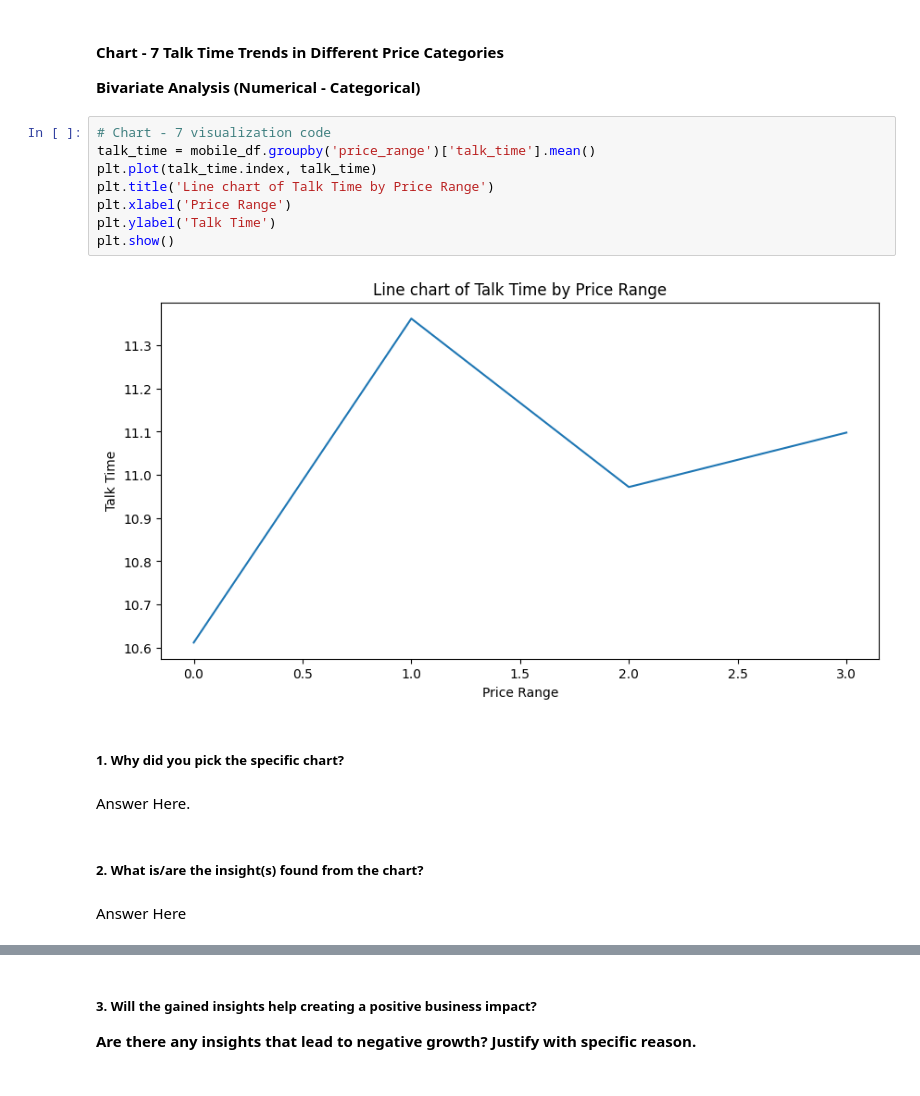
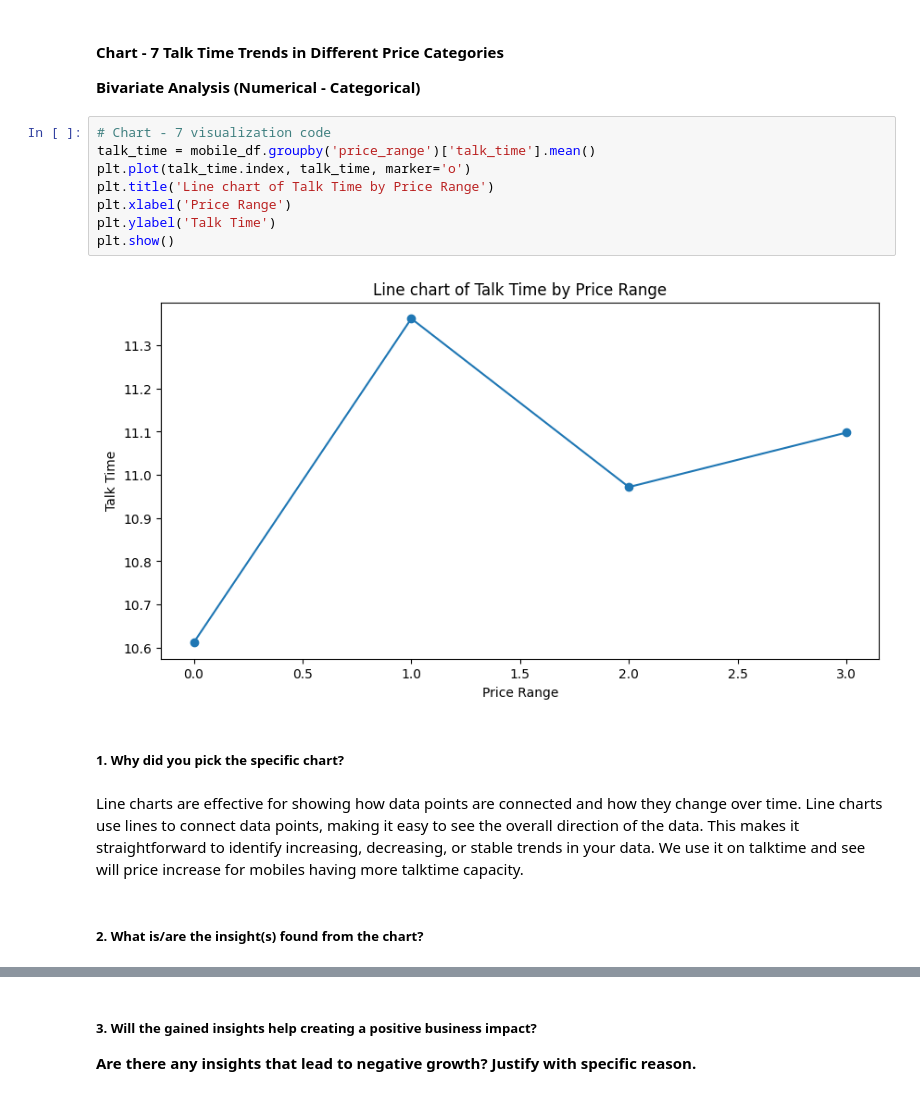
Before and after one commit to kapilkukreja469/Mobile_price_range_prediction, a Jupyter notebook: Mobile_price_range_prediction_by_kapil_kukreja.ipynb, the cells around one changed output, grey strips where cells are left out. Drawn from its saved outputs; the diff is of its cells as text.

```diff
--- a/Mobile_price_range_prediction_by_kapil_kukreja.ipynb
+++ b/Mobile_price_range_prediction_by_kapil_kukreja.ipynb
@@ -622,18 +622,16 @@ As for negative growth, the scatter plot does not provide any specific insights
 # %%
 # Chart - 7 visualization code
 talk_time = mobile_df.groupby('price_range')['talk_time'].mean()
-plt.plot(talk_time.index, talk_time)
+plt.plot(talk_time.index, talk_time, marker='o')
 plt.title('Line chart of Talk Time by Price Range')
 plt.xlabel('Price Range')
 plt.ylabel('Talk Time')
 plt.show()
 # %% [output]
-[figure, old version]
+[figure, new version]
 # %% [markdown]
 ##### **1. Why did you pick the specific chart?**
-# %% [markdown]
-Answer Here.
+# %% [markdown]
+ Line charts are effective for showing how data points are connected and how they change over time. Line charts use lines to connect data points, making it easy to see the overall direction of the data. This makes it straightforward to identify increasing, decreasing, or stable trends in your data. We use it on talktime and see will price increase for mobiles having more talktime capacity.
 # %% [markdown]
 ##### **2. What is/are the insight(s) found from the chart?**
-# %% [markdown]
-Answer Here
```
Also changed, not shown: parts of 50 cells of this notebook.
